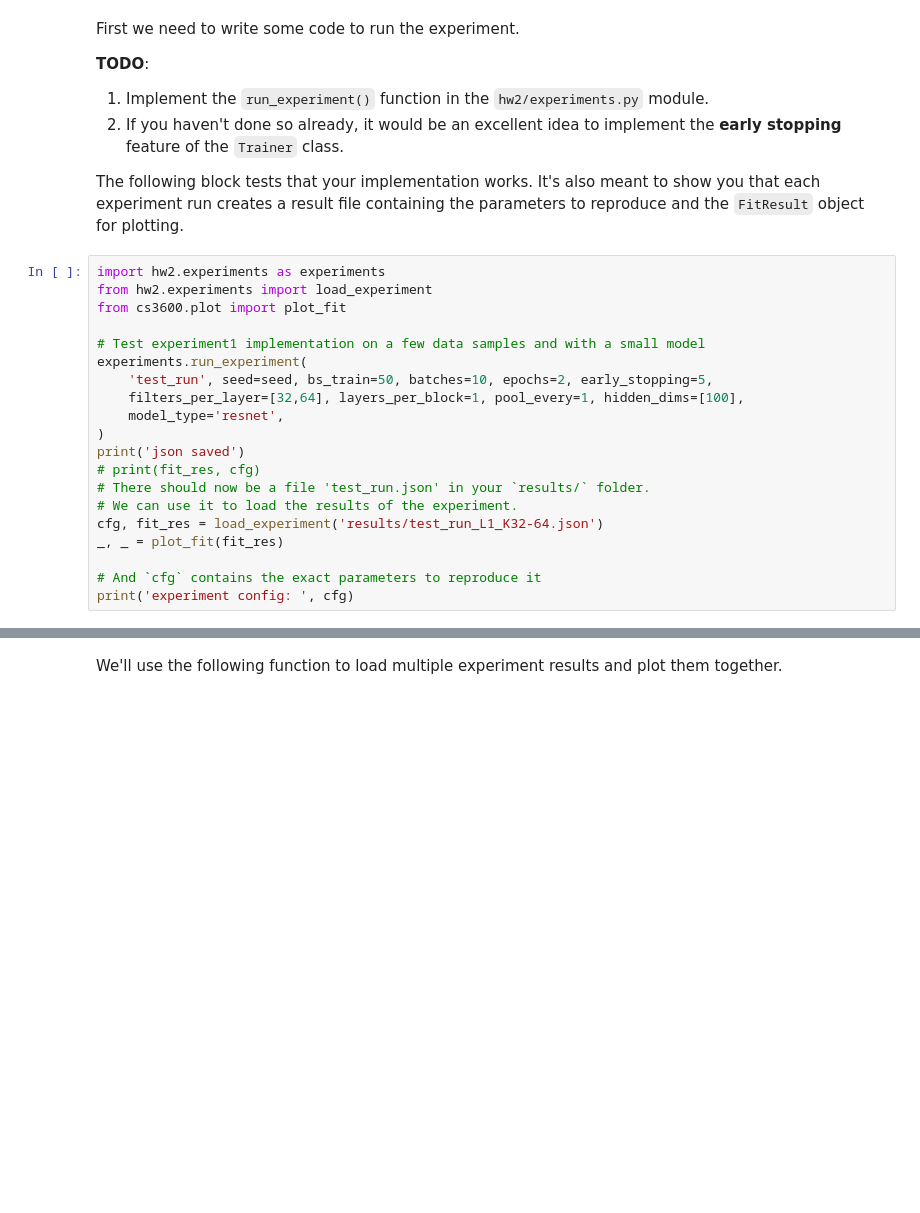
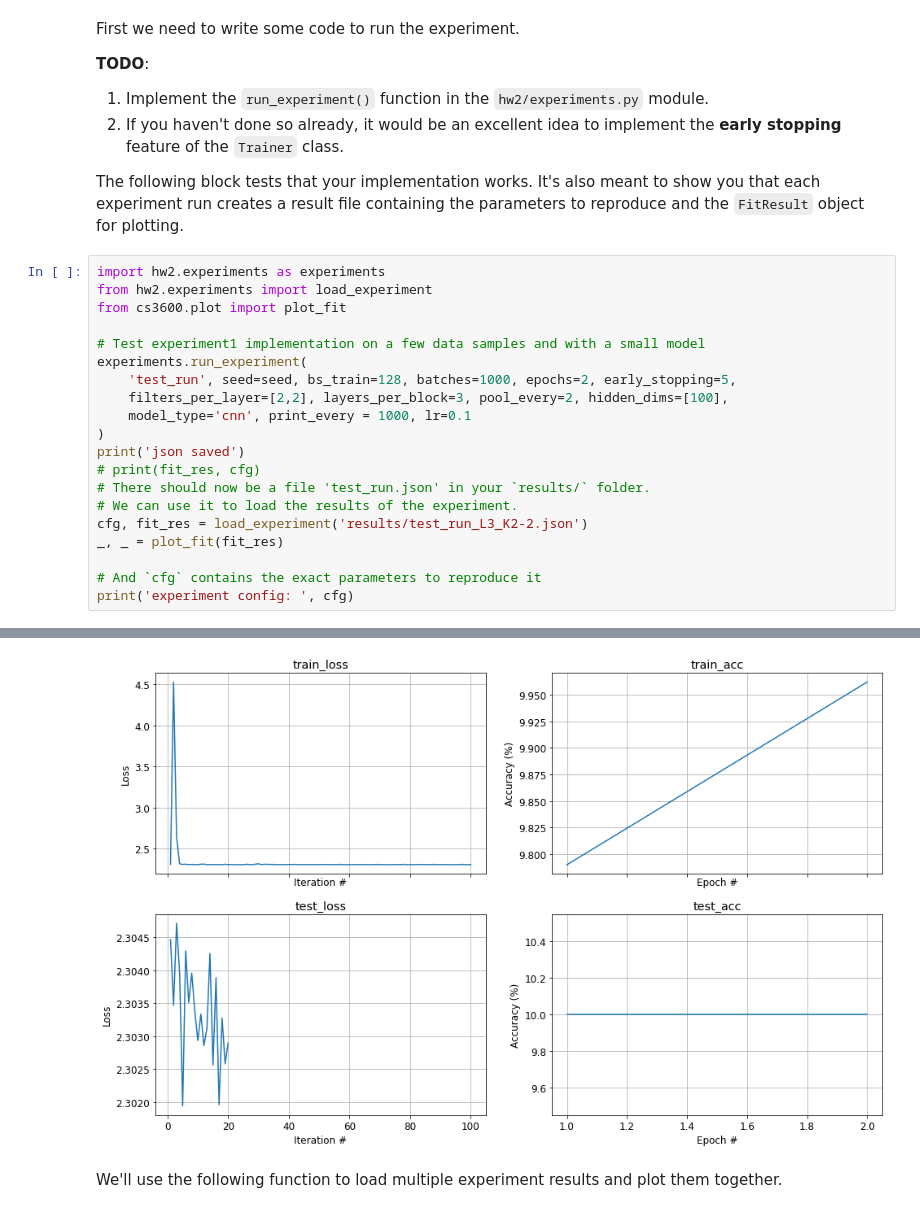
Before and after one commit to bar371/DL_class, a Jupyter notebook: hw2/Part3_CNNs.ipynb, the cells around one changed output, grey strips where cells are left out. Saved outputs shown, nothing was run; the diff lists cells and outputs as text; blank space fills up the shorter version.

Commit message:
commiting results 1.1-3

```diff
--- a/hw2/Part3_CNNs.ipynb
+++ b/hw2/Part3_CNNs.ipynb
@@ -441,15 +441,15 @@ from cs3600.plot import plot_fit
 
 # Test experiment1 implementation on a few data samples and with a small model
 experiments.run_experiment(
-    'test_run', seed=seed, bs_train=50, batches=10, epochs=2, early_stopping=5,
-    filters_per_layer=[32,64], layers_per_block=1, pool_every=1, hidden_dims=[100],
-    model_type='resnet',
+    'test_run', seed=seed, bs_train=128, batches=1000, epochs=2, early_stopping=5,
+    filters_per_layer=[2,2], layers_per_block=3, pool_every=2, hidden_dims=[100],
+    model_type='cnn', print_every = 1000, lr=0.1
 )
 print('json saved')
 # print(fit_res, cfg)
 # There should now be a file 'test_run.json' in your `results/` folder.
 # We can use it to load the results of the experiment.
-cfg, fit_res = load_experiment('results/test_run_L1_K32-64.json')
+cfg, fit_res = load_experiment('results/test_run_L3_K2-2.json')
 _, _ = plot_fit(fit_res)
 
 # And `cfg` contains the exact parameters to reproduce it
@@ -462,3 +475,4 @@ Files already downloaded and verified
+[figure, added]
 # %% [markdown]
 We'll use the following function to load multiple experiment results and plot them together.
 # %%
```
Also changed, not shown: parts of 1 cell of this notebook, 22 other files.
